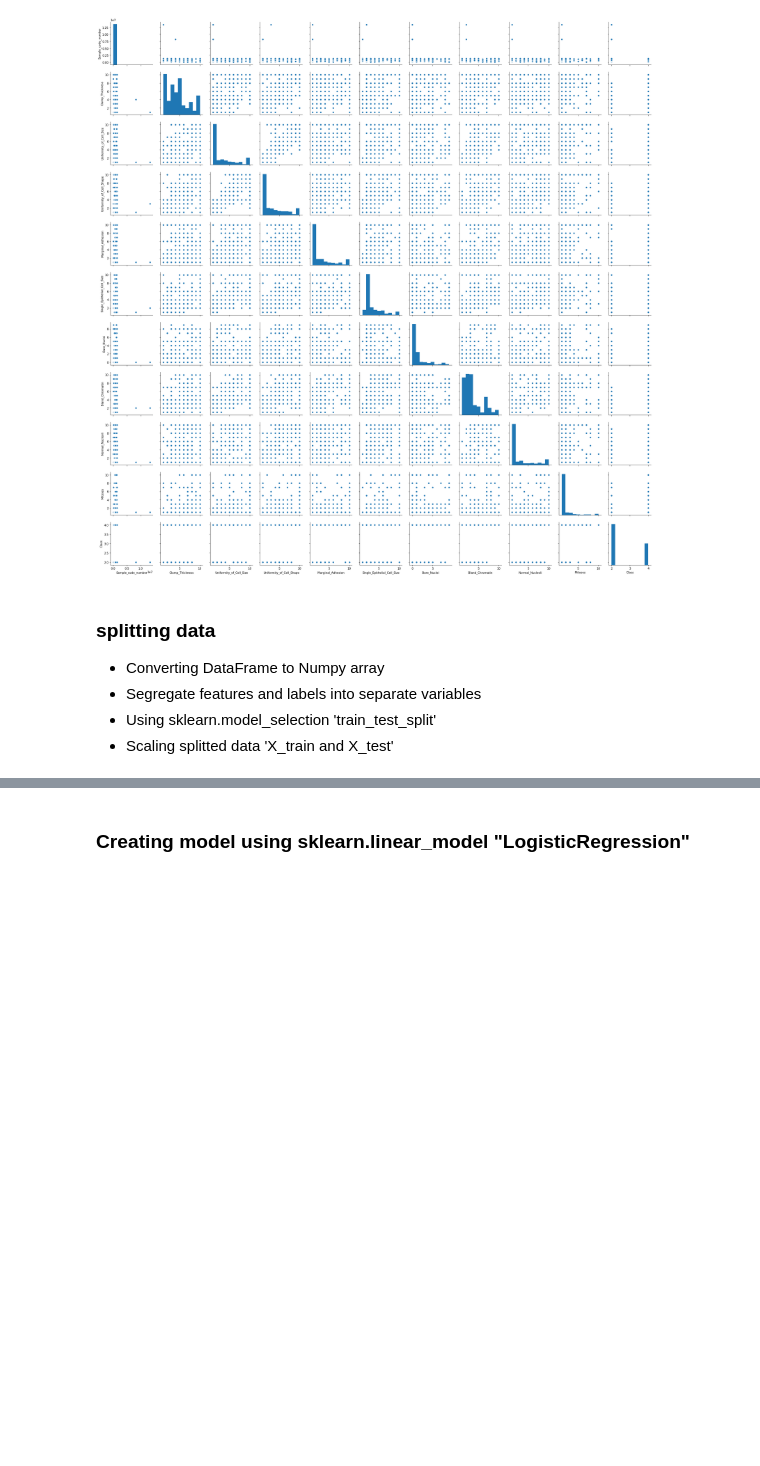
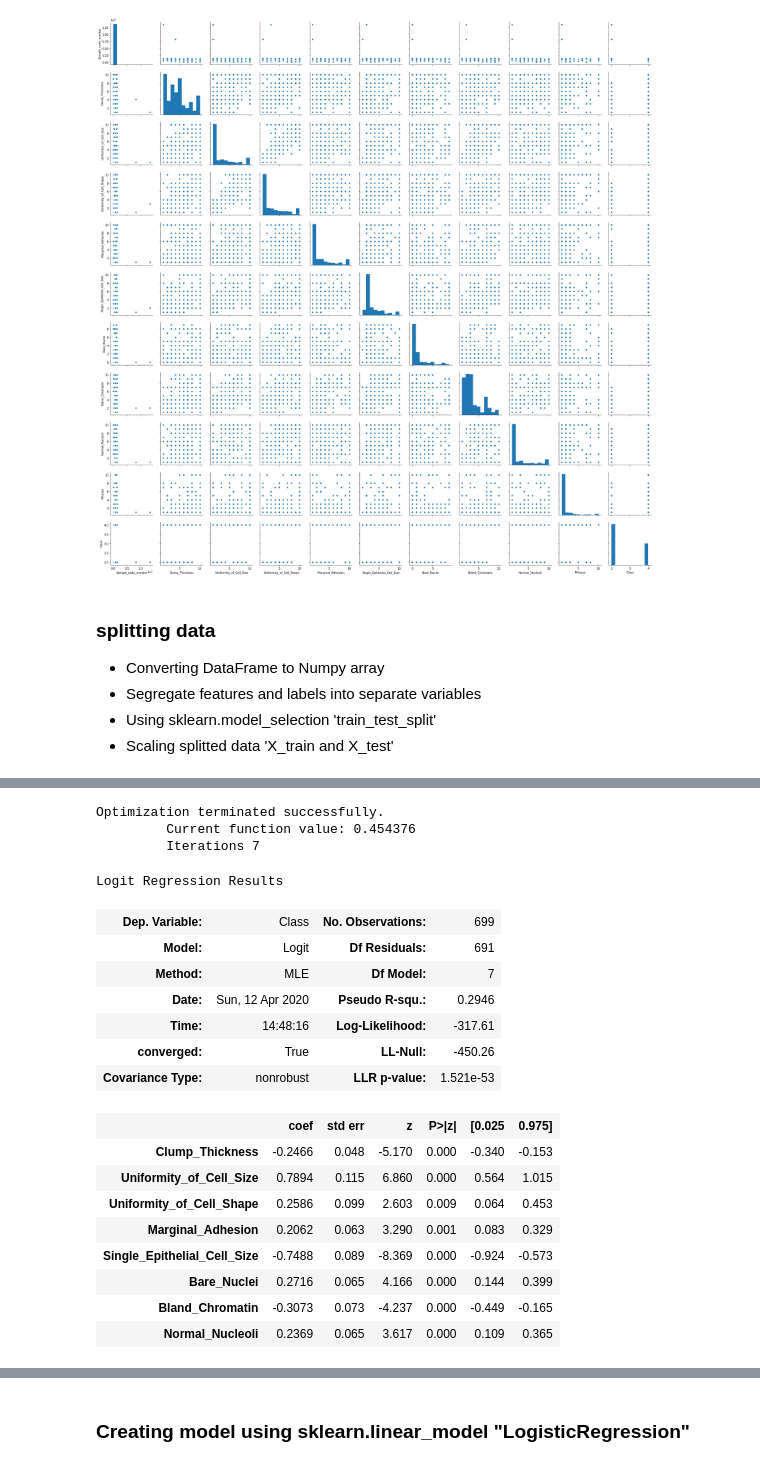
Before and after one commit to ntokozomfene/PREDICT_BREAST_CANCER, a Jupyter notebook: predict_breast_cancer.ipynb, the cells around one changed output, grey strips where cells are left out. Saved outputs shown, nothing was run; the diff lists cells and outputs as text; code cells hidden in the pictures; blank space fills up the shorter version.

```diff
--- a/predict_breast_cancer.ipynb
+++ b/predict_breast_cancer.ipynb
@@ -191,3 +232,29 @@ from sklearn.preprocessing import MinMaxScaler
 scaler = MinMaxScaler(feature_range=(0, 1))
 rescaledX_train = scaler.fit_transform(X_train)
 rescaledX_test = scaler.fit_transform(X_test)
+# %%
+import statsmodels.api as sm
+multilinear_model = sm.Logit(y,X)
+result = multilinear_model.fit()
+result.summary()
+# %% [output]
+Optimization terminated successfully.
+         Current function value: 0.454376
+         Iterations 7
+Logit Regression Results
+| Dep. Variable: | Class | No. Observations: | 699 |
+| Model: | Logit | Df Residuals: | 691 |
+| Method: | MLE | Df Model: | 7 |
+| Date: | Sun, 12 Apr 2020 | Pseudo R-squ.: | 0.2946 |
+| Time: | 14:48:16 | Log-Likelihood: | -317.61 |
+| converged: | True | LL-Null: | -450.26 |
+| Covariance Type: | nonrobust | LLR p-value: | 1.521e-53 |
+|  | coef | std err | z | P>|z| | [0.025 | 0.975] |
+| Clump_Thickness | -0.2466 | 0.048 | -5.170 | 0.000 | -0.340 | -0.153 |
+| Uniformity_of_Cell_Size | 0.7894 | 0.115 | 6.860 | 0.000 | 0.564 | 1.015 |
+| Uniformity_of_Cell_Shape | 0.2586 | 0.099 | 2.603 | 0.009 | 0.064 | 0.453 |
+| Marginal_Adhesion | 0.2062 | 0.063 | 3.290 | 0.001 | 0.083 | 0.329 |
+| Single_Epithelial_Cell_Size | -0.7488 | 0.089 | -8.369 | 0.000 | -0.924 | -0.573 |
+| Bare_Nuclei | 0.2716 | 0.065 | 4.166 | 0.000 | 0.144 | 0.399 |
+| Bland_Chromatin | -0.3073 | 0.073 | -4.237 | 0.000 | -0.449 | -0.165 |
+| Normal_Nucleoli | 0.2369 | 0.065 | 3.617 | 0.000 | 0.109 | 0.365 |
```
Also changed, not shown: parts of 12 cells of this notebook, 2 other files.
